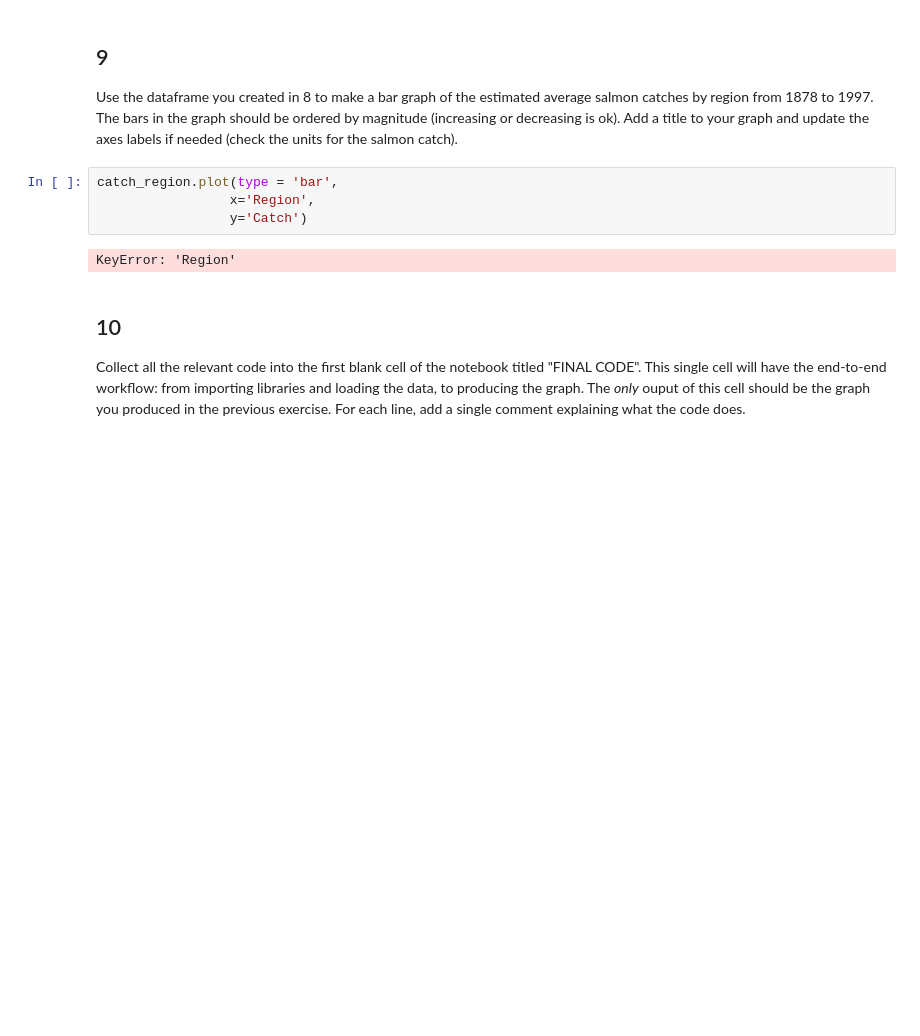
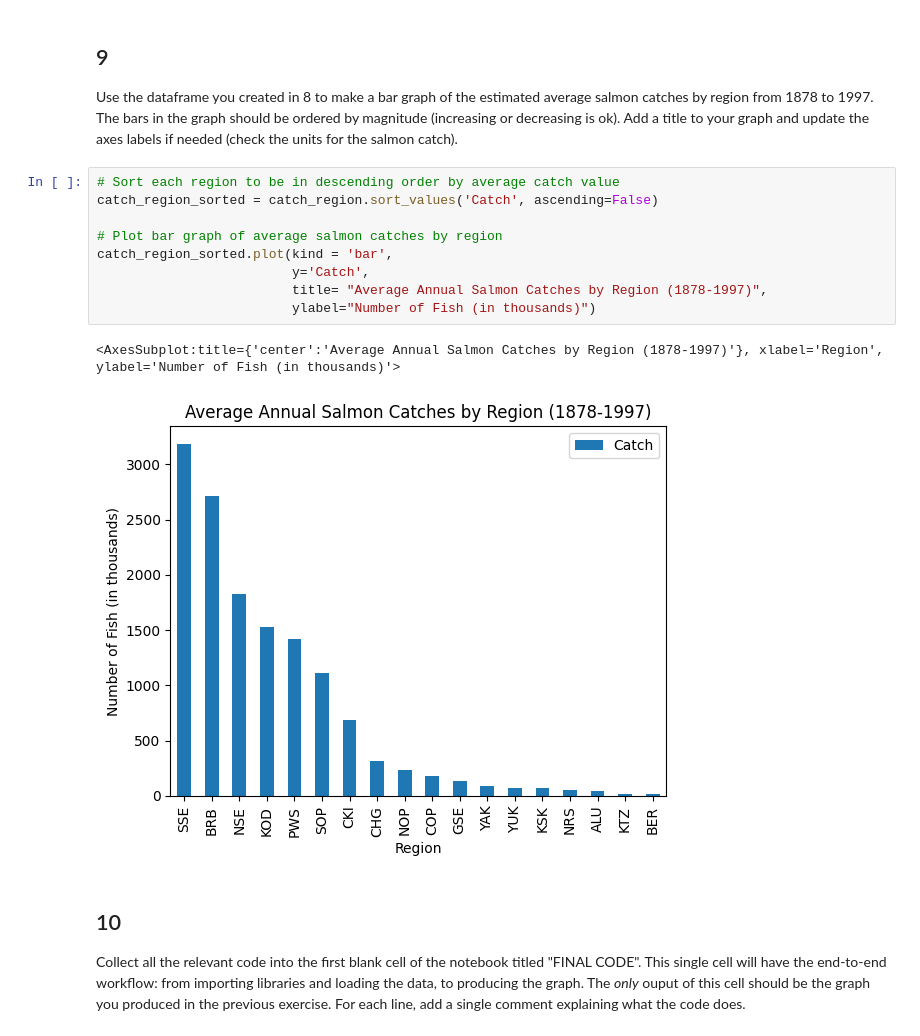
Before and after one commit to fletcher-m/eds220-hwk-2, a Jupyter notebook: hwk2-task3-salmon.ipynb, the cells around one changed output. Cells and saved outputs as stored; diff of their text form; blank space fills up the shorter version.

```diff
--- a/hwk2-task3-salmon.ipynb
+++ b/hwk2-task3-salmon.ipynb
@@ -206,12 +255,18 @@ catch_region
 ## 9
 
 Use the dataframe you created in 8 to make a bar graph of the estimated average salmon catches by region from 1878 to 1997. The bars in the graph should be ordered by magnitude (increasing or decreasing is ok). Add a title  to your graph and update the axes labels if needed (check the units for the salmon catch).
-# %%
-catch_region.plot(type = 'bar',
-                 x='Region',
-                 y='Catch')
-# %% [output]
-KeyError: 'Region'
+# %%
+# Sort each region to be in descending order by average catch value
+catch_region_sorted = catch_region.sort_values('Catch', ascending=False)
+
+# Plot bar graph of average salmon catches by region
+catch_region_sorted.plot(kind = 'bar',
+                         y='Catch',
+                         title= "Average Annual Salmon Catches by Region (1878-1997)",
+                         ylabel="Number of Fish (in thousands)")
+# %% [output]
+<AxesSubplot:title={'center':'Average Annual Salmon Catches by Region (1878-1997)'}, xlabel='Region', ylabel='Number of Fish (in thousands)'>
+[figure, added]
 # %% [markdown]
 ## 10
 
```
Also changed, not shown: parts of 3 cells of this notebook.
